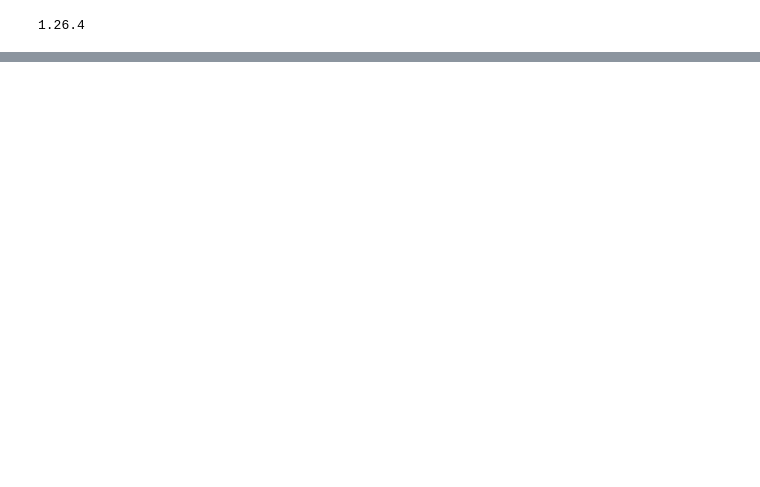
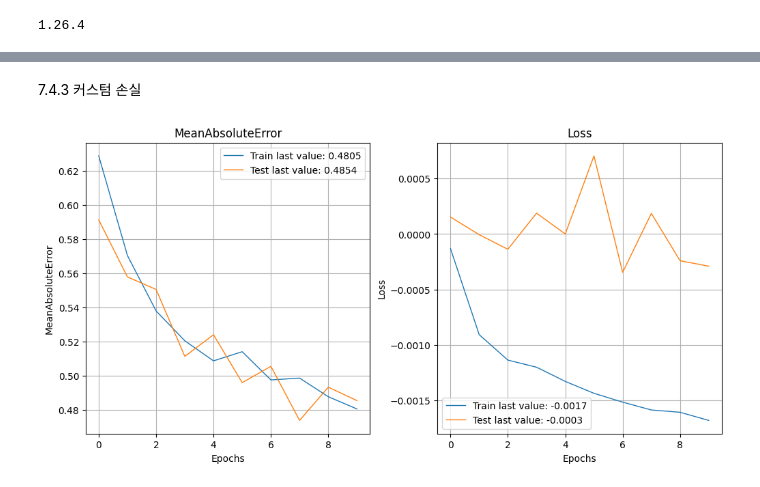
Before and after one commit to nomorebye/coding, a Jupyter notebook: ai3/chap7.ipynb, the cells around one changed output, grey strips where cells are left out. Saved outputs shown, nothing was run; the diff lists cells and outputs as text; code cells hidden in the pictures; blank space fills up the shorter version.

```diff
--- a/ai3/chap7.ipynb
+++ b/ai3/chap7.ipynb
@@ -116,0 +223,31 @@ device_lib.list_local_devices()
+# %% [markdown]
+7.4.3 커스텀 손실
+# %%
+model_custom = keras.Sequential()
+model_custom.add(layers.Dense(16,activation="relu",
+                              input_shape=(len(features),)))
+model_custom.add(layers.Dense(8,activation="sigmoid"))
+model_custom.add(layers.Dense(1))
+# %%
+def custom_loss(y_true, y_pred):
+    loss = tf.reduce_mean(
+        tf.square(y_pred - tf.reduce_mean(y_pred))) -5 * tf.reduce_mean(
+        (y_true - tf.reduce_mean(y_true)) * (y_pred - tf.reduce_mean(y_pred)))
+    return loss
+model_custom.compile(
+    optimizer='RMSprop',
+    loss=custom_loss,
+    metrics=['MeanAbsoluteError']
+)
+# %%
+fit_NN_cust = model_custom.fit(
+    NN_train_features,
+    NN_train_labels,
+    batch_size=512,
+    epochs=10,
+    validation_data=(NN_test_features, NN_test_labels),
+    verbose=False
+)
+show_history(fit_NN_cust)
+# %% [output]
+[figure, added]
```
Also changed, not shown: parts of 14 cells of this notebook.
